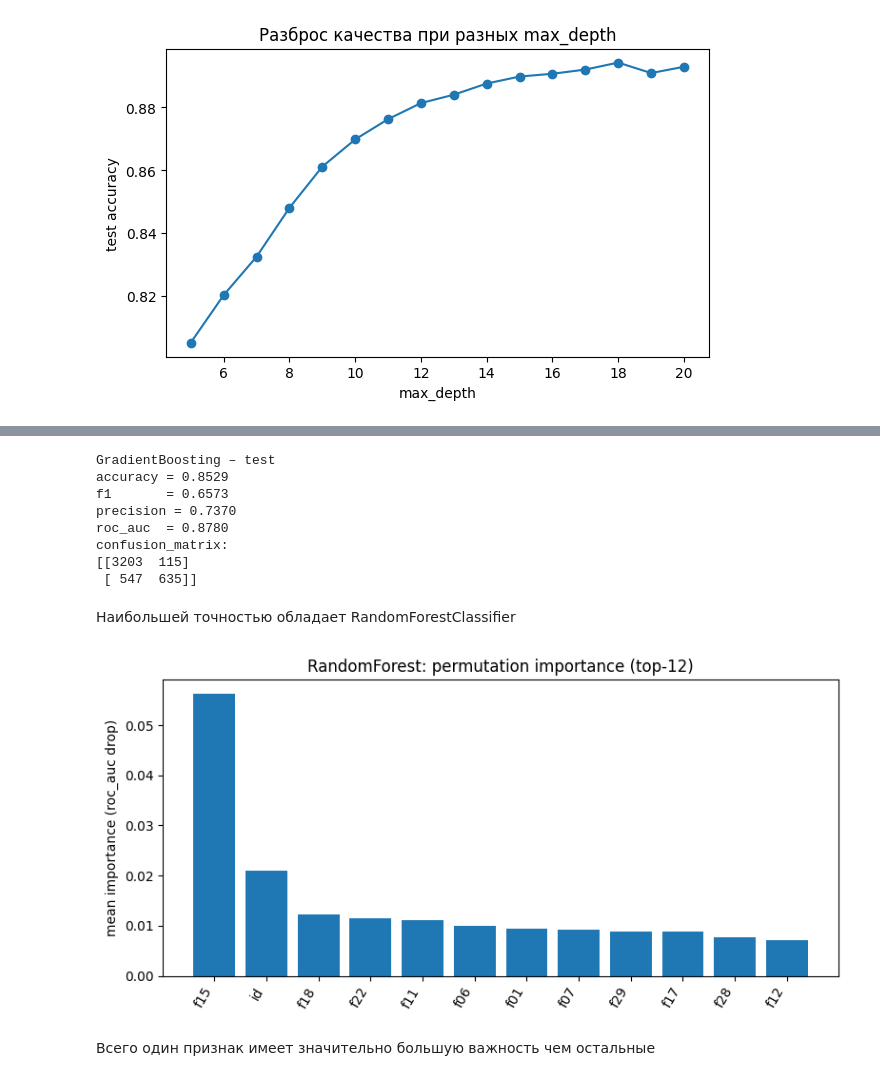
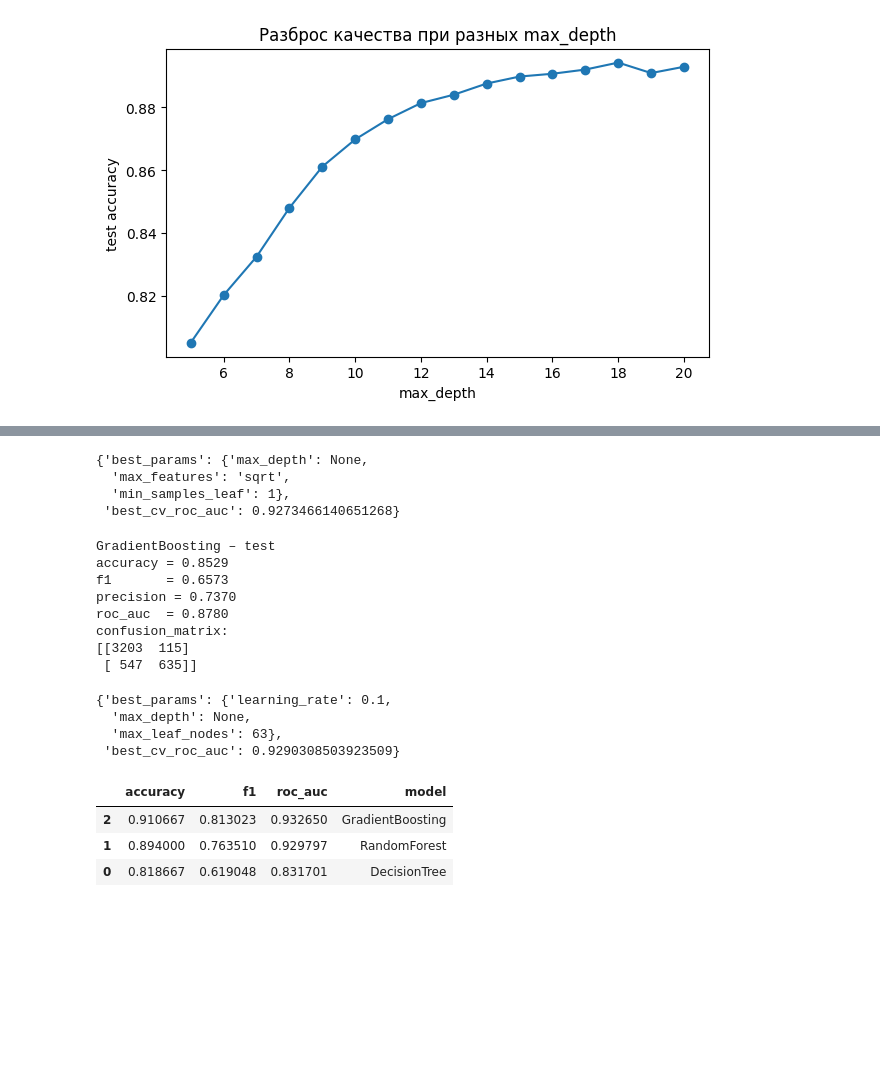
Before and after one commit to Dobriak-88/aie-group-2-work, a Jupyter notebook: homeworks/HW06/HW06.ipynb, the cells around one changed output, grey strips where cells are left out. Drawn from its saved outputs; the diff is of its cells as text; code cells hidden in the pictures; blank space fills up the shorter version.

```diff
--- a/homeworks/HW06/HW06.ipynb
+++ b/homeworks/HW06/HW06.ipynb
@@ -243,3 +365,24 @@ plt.savefig("./artifacts/figures/max_deth.png")
+# %%
+rf = RandomForestClassifier(
+    n_estimators=400,
+    random_state=RANDOM_STATE,
+    n_jobs=-1,
+    oob_score=True
+)
+
+rf_grid = {
+    "max_depth": [None, 6, 18],
+    "min_samples_leaf": [1, 5, 10],
+    "max_features": ["sqrt", 0.5],
+}
+
+rf_search = run_search("RandomForest", rf, rf_grid)
+search_summaries["RandomForest"]
+# %% [output]
+{'best_params': {'max_depth': None,
+  'max_features': 'sqrt',
+  'min_samples_leaf': 1},
+ 'best_cv_roc_auc': 0.9273466140651268}
 # %%
 from sklearn.ensemble import GradientBoostingClassifier
 def eval_binary(model, X_train, y_train, X_test, y_test, title=None):
@@ -270,27 +413,34 @@ roc_auc  = 0.8780
 confusion_matrix:
 [[3203  115]
  [ 547  635]]
-# %% [markdown]
-Наибольшей точностью обладает RandomForestClassifier
-# %%
-perm = permutation_importance(
-    rf, X_test, y_test,
-    n_repeats=8,
-    random_state=RANDOM_STATE,
-    scoring="roc_auc"
-)
-feature_names = df.columns
-pimp = perm.importances_mean
-idx = np.argsort(pimp)[::-1][:12]
-
-plt.figure(figsize=(8, 4))
-plt.bar(range(len(idx)), pimp[idx])
-plt.xticks(range(len(idx)), [feature_names[i] for i in idx], rotation=60, ha="right")
-plt.ylabel("mean importance (roc_auc drop)")
-plt.title("RandomForest: permutation importance (top-12)")
-plt.tight_layout()
-plt.savefig("./artifacts/figures/permutation_importance.png")
-# %% [output]
-[figure, removed]
-# %% [markdown]
-Всего один признак имеет значительно большую важность чем остальные
+# %%
+gb = GradientBoostingClassifier(
+    random_state=RANDOM_STATE
+)
+gb_grid = {
+    "learning_rate": [0.03, 0.05, 0.1],
+    "max_depth": [2, 3, None],
+    "max_leaf_nodes": [15, 31, 63],
+}
+
+gb_search = run_search("GradientBoosting", gb, gb_grid)
+search_summaries["GradientBoosting"]
+# %% [output]
+{'best_params': {'learning_rate': 0.1,
+  'max_depth': None,
+  'max_leaf_nodes': 63},
+ 'best_cv_roc_auc': 0.9290308503923509}
+# %%
+df = pd.DataFrame(results)
+
+# сортировка: roc_auc (если есть) иначе accuracy
+df_sorted = df.copy()
+df_sorted["roc_auc_sort"] = df_sorted["roc_auc"].fillna(-1.0)
+df_sorted = df_sorted.sort_values(["roc_auc_sort", "accuracy"], ascending=False).drop(columns=["roc_auc_sort"])
+
+df_sorted
+# %% [output]
+|  | accuracy | f1 | roc_auc | model |
+| 2 | 0.910667 | 0.813023 | 0.932650 | GradientBoosting |
+| 1 | 0.894000 | 0.763510 | 0.929797 | RandomForest |
+| 0 | 0.818667 | 0.619048 | 0.831701 | DecisionTree |
```
Also changed, not shown: parts of 14 cells of this notebook, 11 other files.
